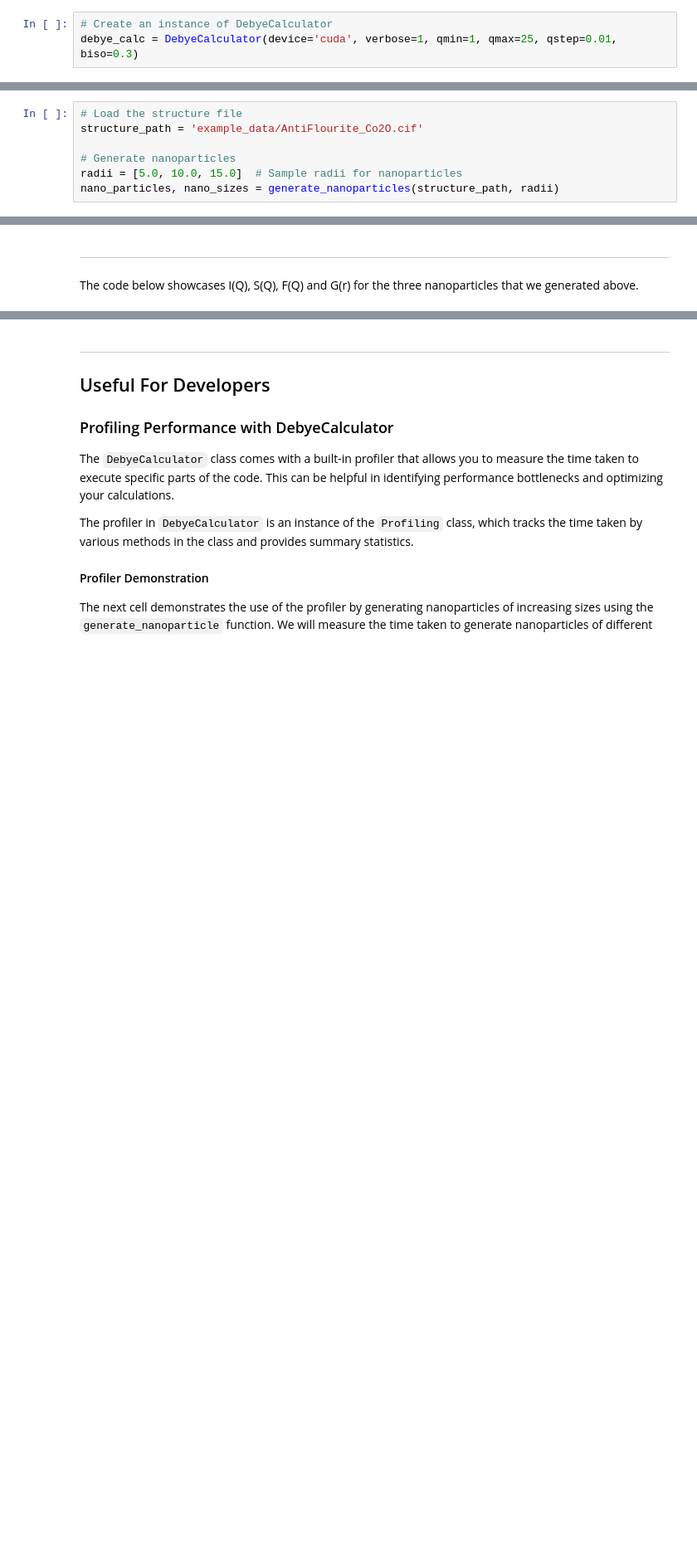
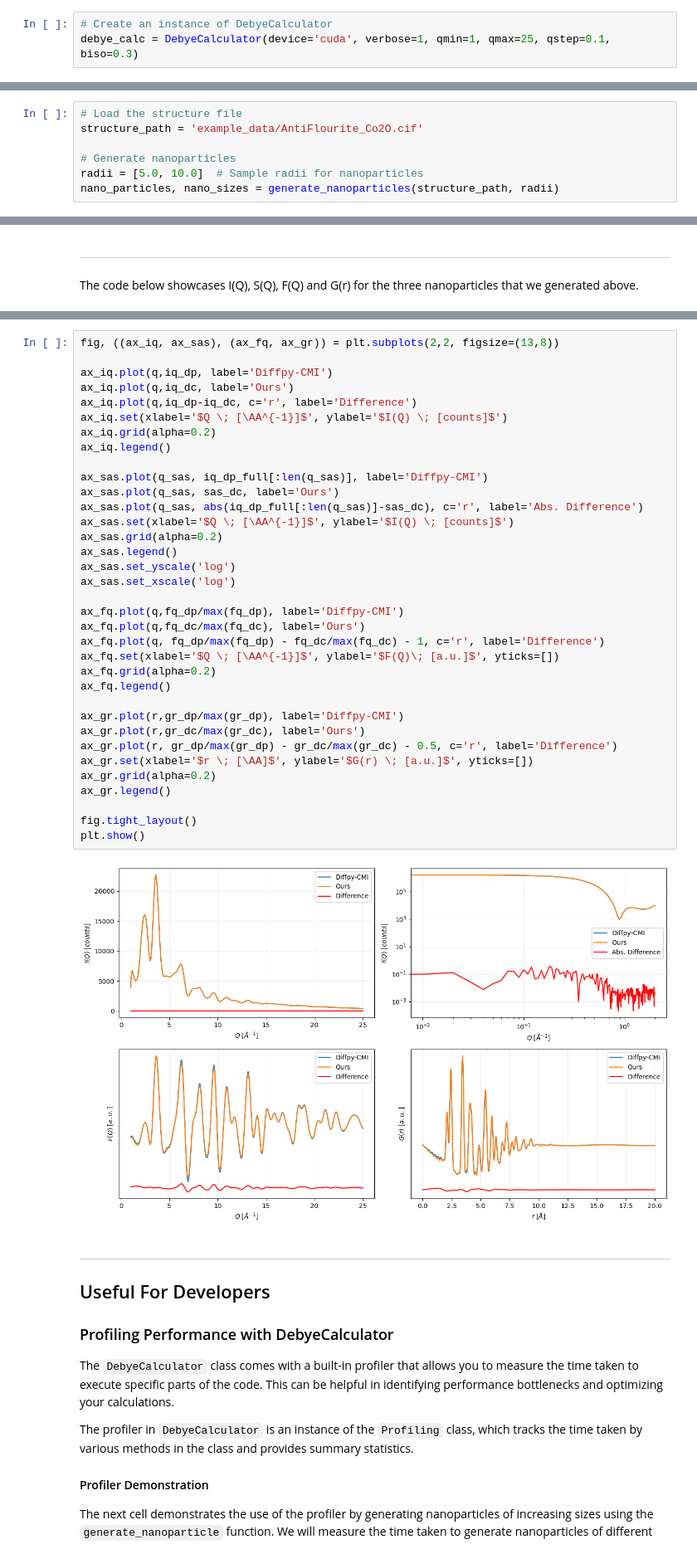
Before and after one commit to FrederikLizakJohansen/DebyeCalculator, a Jupyter notebook: NotebookTutorial.ipynb, the cells around one changed output, grey strips where cells are left out. Shown at 83% size. Cells and saved outputs as stored; diff of their text form; blank space fills up the shorter version.

````diff
--- a/NotebookTutorial.ipynb
+++ b/NotebookTutorial.ipynb
@@ -81,7 +81,7 @@ verbose = 0
 ```
 # %%
 # Create an instance of DebyeCalculator
-debye_calc = DebyeCalculator(device='cuda', verbose=1, qmin=1, qmax=25, qstep=0.01, biso=0.3)
+debye_calc = DebyeCalculator(device='cuda', verbose=1, qmin=1, qmax=25, qstep=0.1, biso=0.3)
 # %% [markdown]
 ---
 ## Generating Nanoparticles
@@ -123,7 +123,7 @@ Now, you can use the generated nanoparticle supercells and calculate I(Q) and G(
 structure_path = 'example_data/AntiFlourite_Co2O.cif'
 
 # Generate nanoparticles
-radii = [5.0, 10.0, 15.0]  # Sample radii for nanoparticles
+radii = [5.0, 10.0]  # Sample radii for nanoparticles
 nano_particles, nano_sizes = generate_nanoparticles(structure_path, radii)
 # %% [markdown]
 ---
@@ -217,3 +283,40 @@ Nanoparticle 3: Size: 33.971 Å
+# %%
+fig, ((ax_iq, ax_sas), (ax_fq, ax_gr)) = plt.subplots(2,2, figsize=(13,8))
+
+ax_iq.plot(q,iq_dp, label='Diffpy-CMI')
+ax_iq.plot(q,iq_dc, label='Ours')
+ax_iq.plot(q,iq_dp-iq_dc, c='r', label='Difference')
+ax_iq.set(xlabel='$Q \; [\AA^{-1}]$', ylabel='$I(Q) \; [counts]$')
+ax_iq.grid(alpha=0.2)
+ax_iq.legend()
+
+ax_sas.plot(q_sas, iq_dp_full[:len(q_sas)], label='Diffpy-CMI')
+ax_sas.plot(q_sas, sas_dc, label='Ours')
+ax_sas.plot(q_sas, abs(iq_dp_full[:len(q_sas)]-sas_dc), c='r', label='Abs. Difference')
+ax_sas.set(xlabel='$Q \; [\AA^{-1}]$', ylabel='$I(Q) \; [counts]$')
+ax_sas.grid(alpha=0.2)
+ax_sas.legend()
+ax_sas.set_yscale('log')
+ax_sas.set_xscale('log')
+
+ax_fq.plot(q,fq_dp/max(fq_dp), label='Diffpy-CMI')
+ax_fq.plot(q,fq_dc/max(fq_dc), label='Ours')
+ax_fq.plot(q, fq_dp/max(fq_dp) - fq_dc/max(fq_dc) - 1, c='r', label='Difference')
+ax_fq.set(xlabel='$Q \; [\AA^{-1}]$', ylabel='$F(Q)\; [a.u.]$', yticks=[])
+ax_fq.grid(alpha=0.2)
+ax_fq.legend()
+
+ax_gr.plot(r,gr_dp/max(gr_dp), label='Diffpy-CMI')
+ax_gr.plot(r,gr_dc/max(gr_dc), label='Ours')
+ax_gr.plot(r, gr_dp/max(gr_dp) - gr_dc/max(gr_dc) - 0.5, c='r', label='Difference')
+ax_gr.set(xlabel='$r \; [\AA]$', ylabel='$G(r) \; [a.u.]$', yticks=[])
+ax_gr.grid(alpha=0.2)
+ax_gr.legend()
+
+fig.tight_layout()
+plt.show()
+# %% [output]
+[figure, added]
 # %% [markdown]
 ---
 ## Useful For Developers
````
Also changed, not shown: parts of 17 cells of this notebook.
